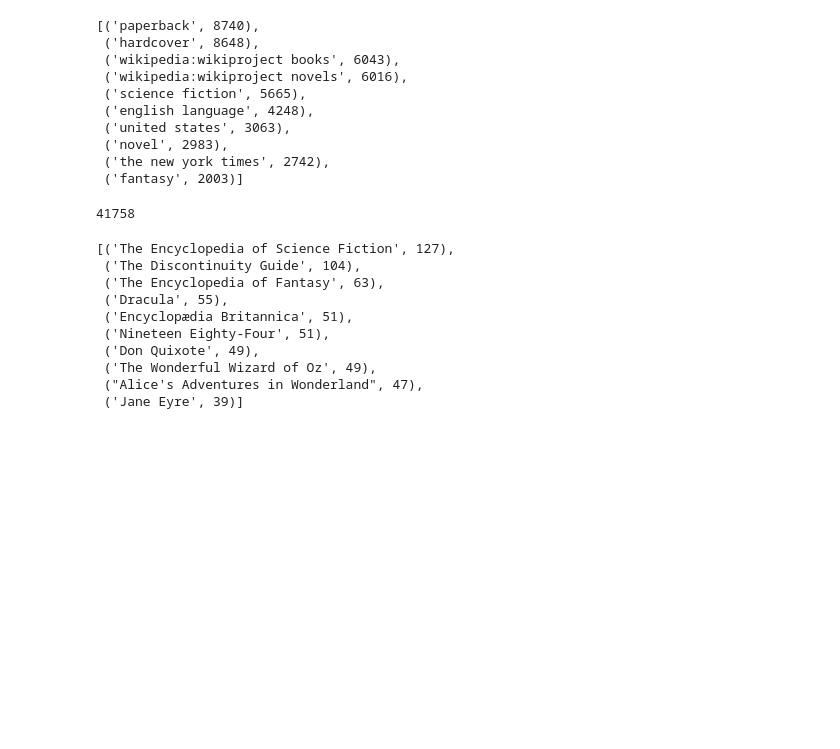
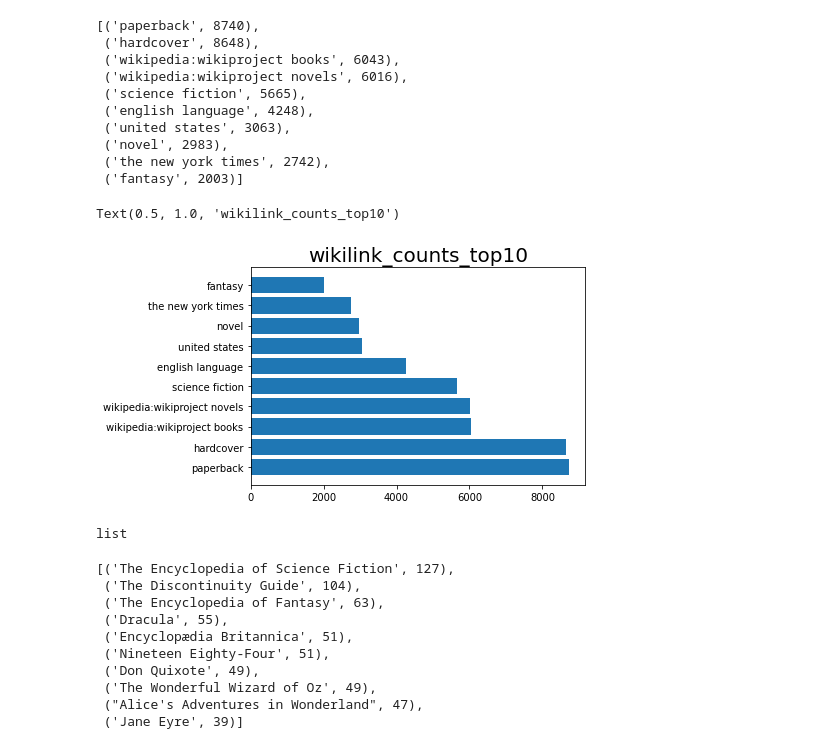
Before and after one commit to kwonkai/juno1412, a Jupyter notebook: Neural_Network_Embedding_Re/NNERS.ipynb, the cells around one changed output. Drawn from its saved outputs; the diff is of its cells as text; code cells hidden in the pictures; blank space fills up the shorter version.

```diff
--- a/Neural_Network_Embedding_Re/NNERS.ipynb
+++ b/Neural_Network_Embedding_Re/NNERS.ipynb
@@ -158,4 +160,30 @@ There are 297624 unique wikilinks.
  ('novel', 2983),
  ('the new york times', 2742),
  ('fantasy', 2003)]
+# %%
+# 데이터 시각화
+# wikilink_ count_top10
+
+# for i in range(11):
+#   wikilink_counts_top = list(wikilink_counts.items())[i]
+import matplotlib.pyplot as plt
+wikilink_counts_top = list(wikilink_counts.items())[:10]
+
+index = [8740, 8648, 6043, 6016, 5665, 4248, 3063, 2983, 2742, 2003]
+columns = ['paperback', 'hardcover', 'wikipedia:wikiproject books', 'wikipedia:wikiproject novels', 'science fiction', 'english language', 'united states', 'novel', 'the new york times', 'fantasy']
+bar_plot = plt.barh(columns, index)
+
+# def autolabel(rects):
+#     for idx,rect in enumerate(bar_plot):
+#         height = rect.get_height()
+#         ax.text(rect.get_x() + rect.get_width()/2., 1.05*height,index[idx],
+#                 ha='center', va='bottom', rotation=0)
+# autolabel(bar_plot)
+plt.title('wikilink_counts_top10', fontsize=20)
+plt.xlabel = ('unique wikilinks')
+plt.ylabel = ('counts')
+plt.show()
+# %% [output]
+Text(0.5, 1.0, 'wikilink_counts_top10')
+[figure, added]
 # %%
@@ -174,7 +203,7 @@ for t in to_remove:
 # 4번 이상 나온 wikilinks를 사용한다.
 
 links = [t[0] for t in wikilink_counts.items() if t[1] >= 4] # ?????
-print(len(links))
+type(links)
 # %% [output]
-41758
+list
 # %%
```
Also changed, not shown: parts of 23 cells of this notebook.
